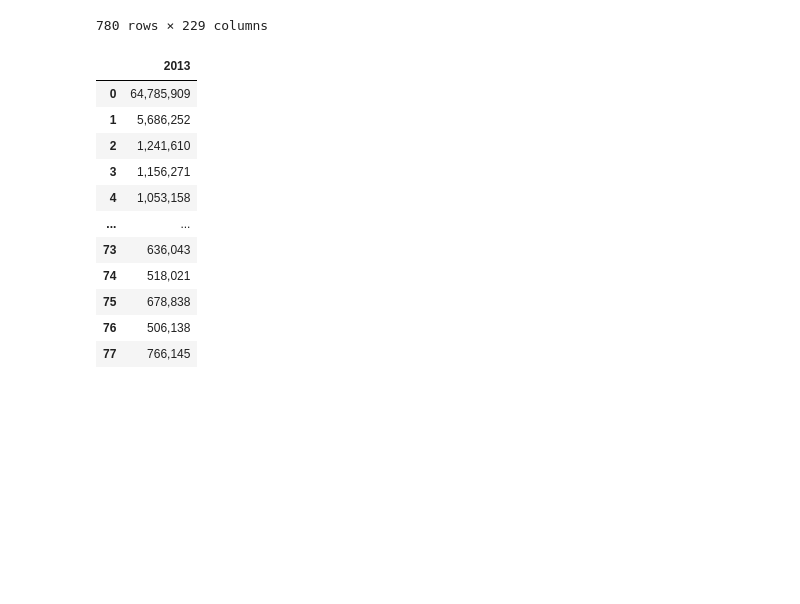
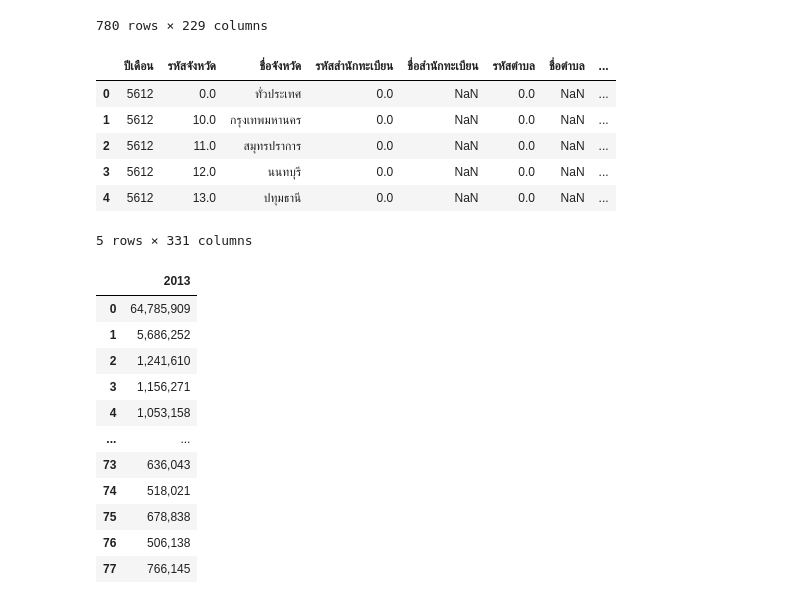
Before and after one commit to OrangeEngineer/ThailandPopulationAnalysis, a Jupyter notebook: DataExploationAndCleaning.ipynb, the cells around one changed output. Cells and saved outputs as stored; diff of their text form; code cells hidden in the pictures; blank space fills up the shorter version.

```diff
--- a/DataExploationAndCleaning.ipynb
+++ b/DataExploationAndCleaning.ipynb
@@ -70,6 +70,24 @@ year_2013_2022
 | 76 | 6512 | 95.0 | จังหวัดยะลา | NaN | - | 0.0 | - | ... |
 | 77 | 6512 | 96.0 | จังหวัดนราธิวาส | NaN | - | 0.0 | - | ... |
 780 rows × 229 columns
+# %%
+year_2013_2022['ชื่อจังหวัด'] = year_2013_2022['ชื่อจังหวัด'].str.replace("จังหวัด","")
+# %%
+year_2013_2022['< 1 yr'] = year_2013_2022['ชาย < 1 ปี'] + year_2013_2022['หญิง < 1 ปี']
+year_2013_2022['> 100 yrs'] = year_2013_2022['ชาย > 100 ปี'] + year_2013_2022['หญิง > 100 ปี']
+year_2013_2022[' 1 yr'] = year_2013_2022['ชาย 1 ปี'] + year_2013_2022['หญิง 1 ปี']
+for i in range (2,101):
+    year_2013_2022[str(i) + ' yrs'] = year_2013_2022['ชาย '+str(i)+' ปี'] + year_2013_2022['หญิง '+str(i)+' ปี']
+# %%
+year_2013_2022.head()
+# %% [output]
+|  | ปีเดือน | รหัสจังหวัด | ชื่อจังหวัด | รหัสสำนักทะเบียน | ชื่อสำนักทะเบียน | รหัสตำบล | ชื่อตำบล | ... |
+| 0 | 5612 | 0.0 | ทั่วประเทศ | 0.0 | NaN | 0.0 | NaN | ... |
+| 1 | 5612 | 10.0 | กรุงเทพมหานคร | 0.0 | NaN | 0.0 | NaN | ... |
+| 2 | 5612 | 11.0 | สมุทรปราการ | 0.0 | NaN | 0.0 | NaN | ... |
+| 3 | 5612 | 12.0 | นนทบุรี | 0.0 | NaN | 0.0 | NaN | ... |
+| 4 | 5612 | 13.0 | ปทุมธานี | 0.0 | NaN | 0.0 | NaN | ... |
+5 rows × 331 columns
 # %%
 year_2013_2022.to_csv("year_2013_2022.csv",index=False)
 # %%
```
Also changed, not shown: 1 other file.
